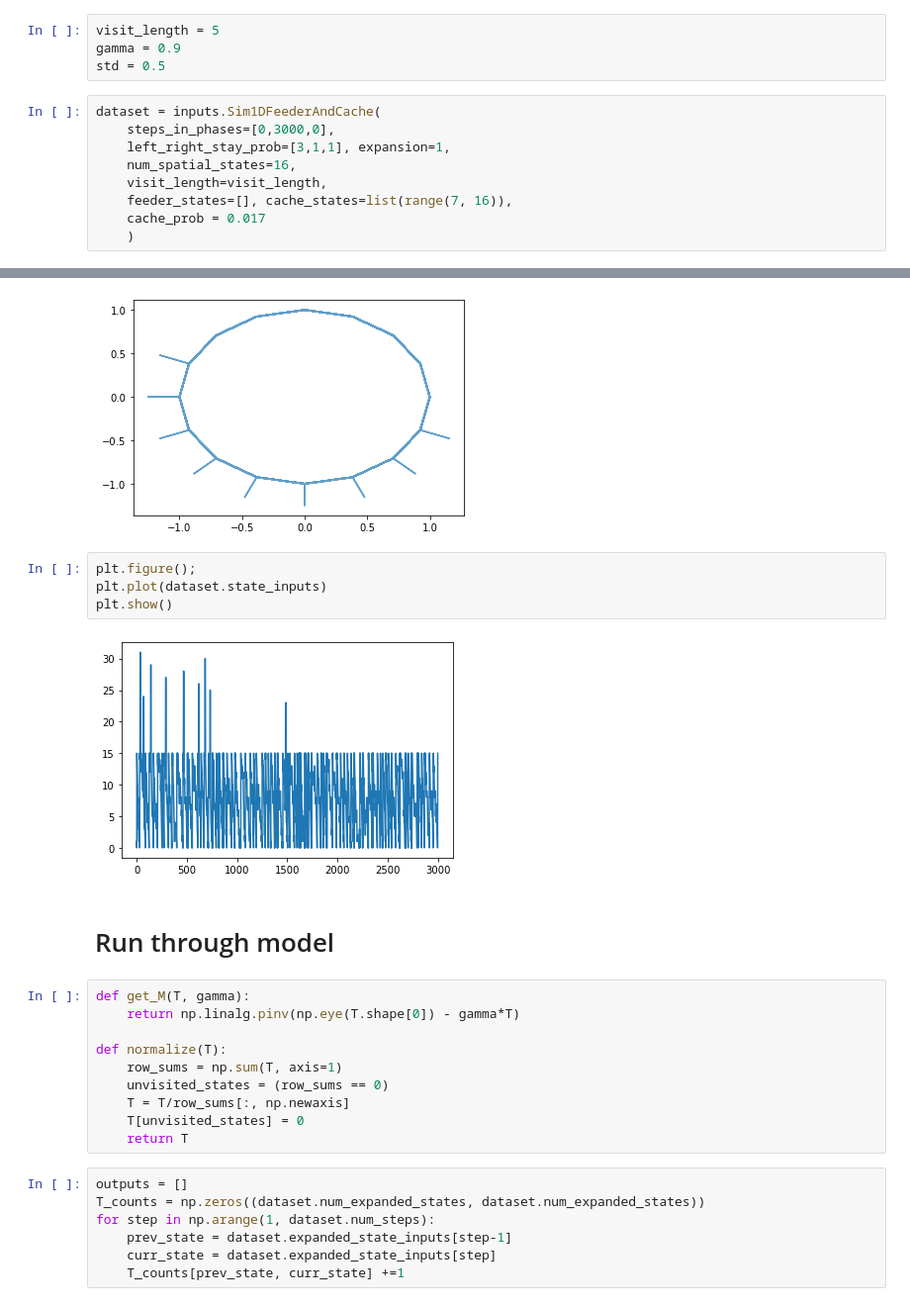
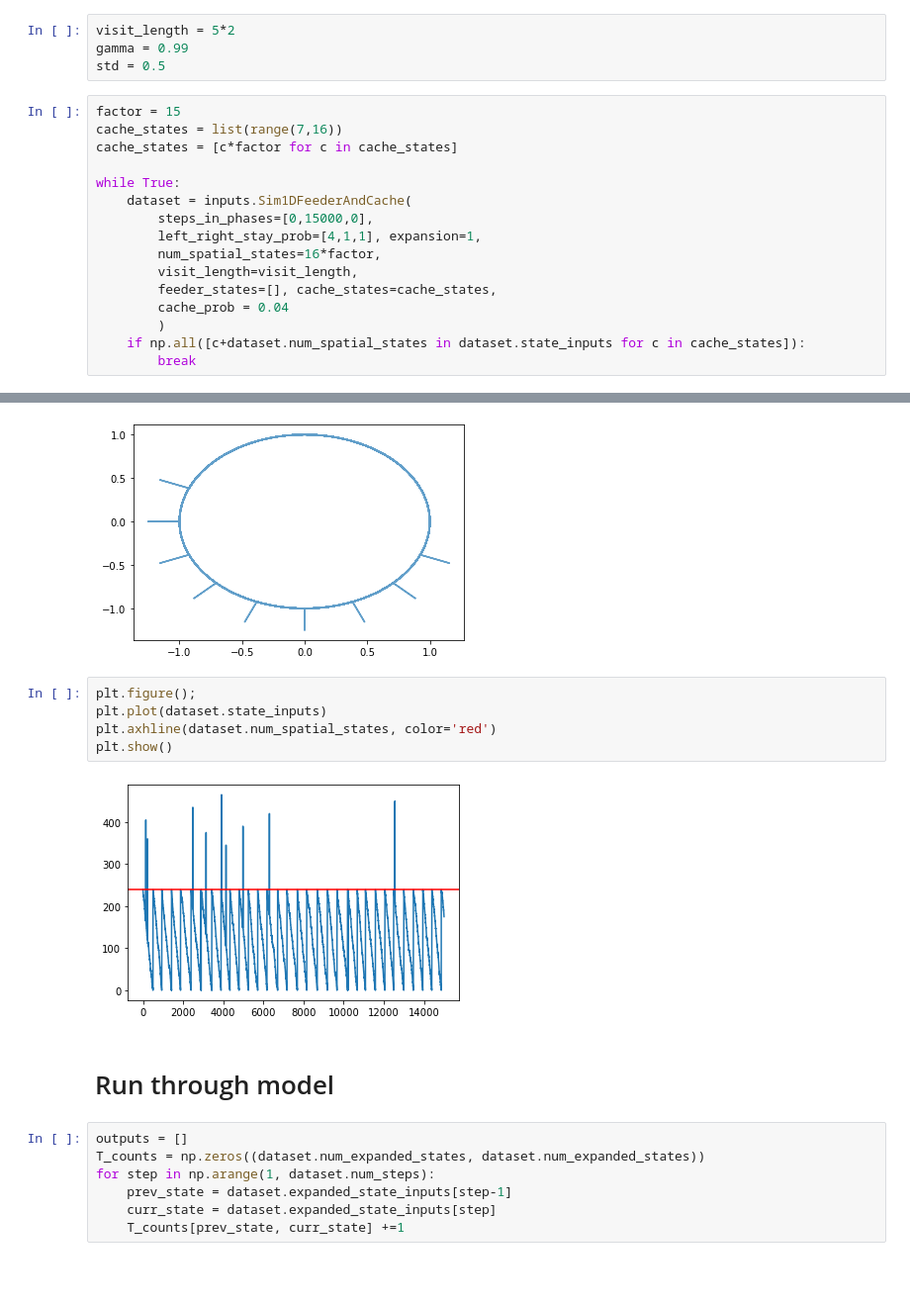
Before and after one commit to chingf/sr-project, a Jupyter notebook: notebooks/7c-cache.ipynb, the cells around one changed output, grey strips where cells are left out. Shown: that part at 99% size. Drawn from its saved outputs; the diff is of its cells as text; blank space fills up the shorter version.

Commit message:
Finalized figures for Emily's talk

```diff
--- a/notebooks/7c-cache.ipynb
+++ b/notebooks/7c-cache.ipynb
@@ -15,16 +77,23 @@ import pandas as pd
 # %%
-visit_length = 5
-gamma = 0.9
+visit_length = 5*2
+gamma = 0.99
 std = 0.5
 # %%
-dataset = inputs.Sim1DFeederAndCache(
-    steps_in_phases=[0,3000,0],
-    left_right_stay_prob=[3,1,1], expansion=1,
-    num_spatial_states=16,
-    visit_length=visit_length,
-    feeder_states=[], cache_states=list(range(7, 16)),
-    cache_prob = 0.017
-    )
+factor = 15
+cache_states = list(range(7,16))
+cache_states = [c*factor for c in cache_states]
+
+while True:
+    dataset = inputs.Sim1DFeederAndCache(
+        steps_in_phases=[0,15000,0],
+        left_right_stay_prob=[4,1,1], expansion=1,
+        num_spatial_states=16*factor,
+        visit_length=visit_length,
+        feeder_states=[], cache_states=cache_states,
+        cache_prob = 0.04
+        )
+    if np.all([c+dataset.num_spatial_states in dataset.state_inputs for c in cache_states]):
+        break
 # %% [markdown]
 # Sanity Check Plots
 # %%
@@ -36,21 +105,12 @@ plt.show()
 # %%
 plt.figure();
 plt.plot(dataset.state_inputs)
+plt.axhline(dataset.num_spatial_states, color='red')
 plt.show()
 # %% [output]
-[figure, old version]
+[figure, new version]
 # %% [markdown]
 # Run through model
-# %%
-def get_M(T, gamma):
-    return np.linalg.pinv(np.eye(T.shape[0]) - gamma*T)
-
-def normalize(T):
-    row_sums = np.sum(T, axis=1)
-    unvisited_states = (row_sums == 0)
-    T = T/row_sums[:, np.newaxis]
-    T[unvisited_states] = 0
-    return T
 # %%
 outputs = []
 T_counts = np.zeros((dataset.num_expanded_states, dataset.num_expanded_states))
```
Also changed, not shown: parts of 17 cells of this notebook, 3 other files.
